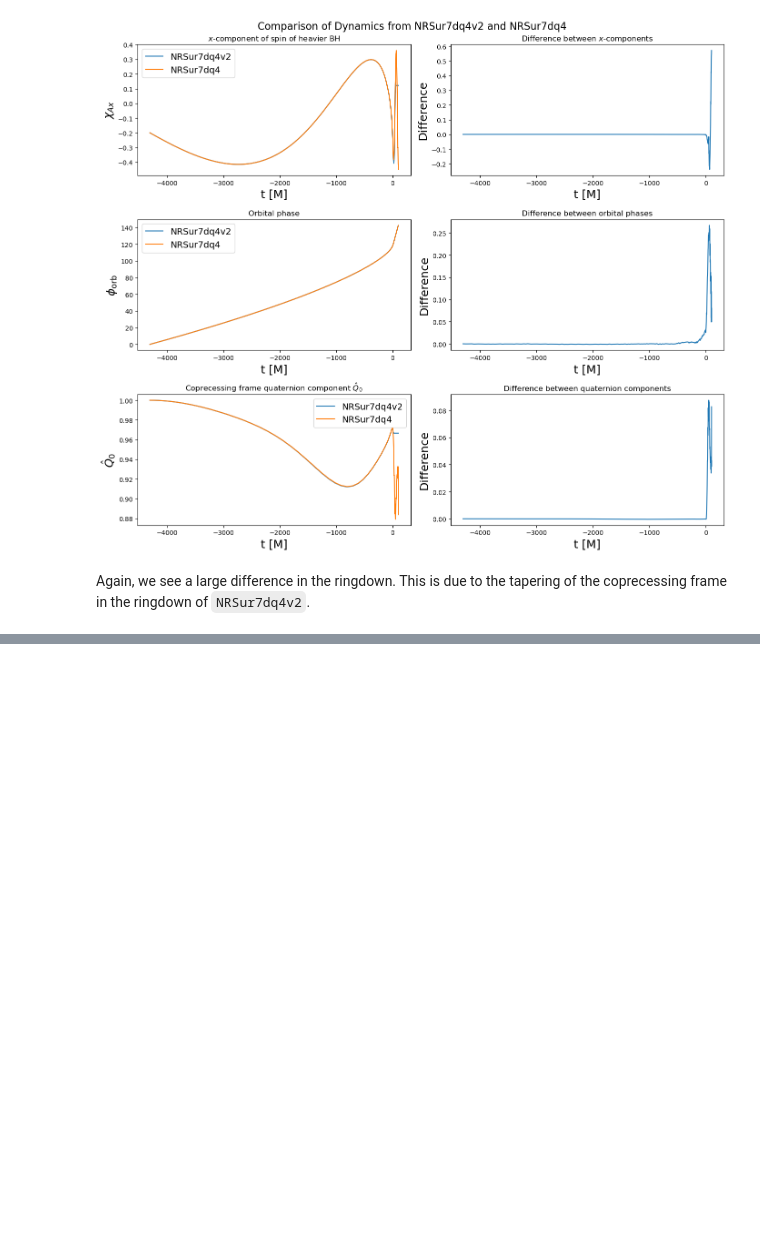
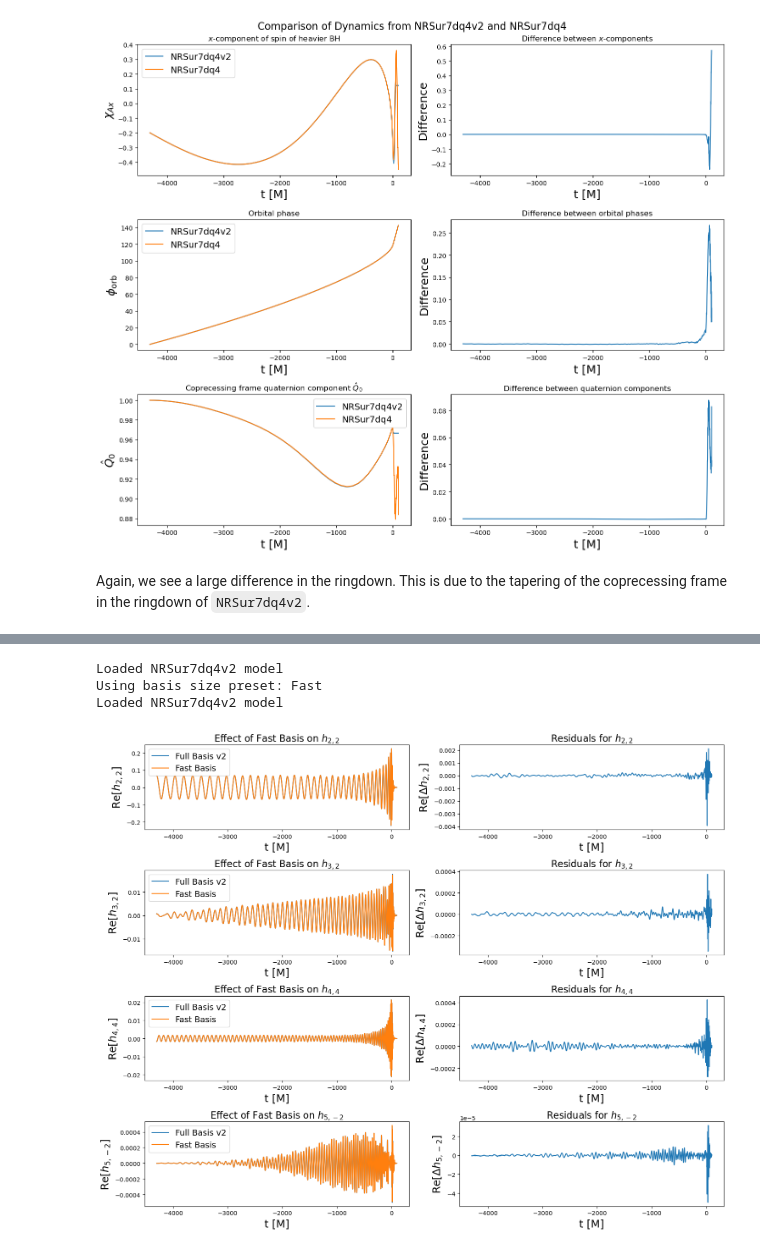
Before and after one commit to sxs-collaboration/gwsurrogate, a Jupyter notebook: tutorial/website/NRSur7dq4v2.ipynb, the cells around one changed output, grey strips where cells are left out. Saved outputs shown, nothing was run; the diff lists cells and outputs as text; code cells hidden in the pictures; blank space fills up the shorter version.

```diff
--- a/tutorial/website/NRSur7dq4v2.ipynb
+++ b/tutorial/website/NRSur7dq4v2.ipynb
@@ -302,0 +410,44 @@ Again, we see a large difference in the ringdown. This is due to the tapering of
+# %%
+del sur         # Delete the surrogate previously loaded so that we can reload it with a different basis size
+
+# We use the same binary black hole parameters as before
+q = 4
+chiA = [-0.2, 0.4, 0.1]
+chiB = [-0.5, 0.2, -0.4]
+dt = 0.1
+f_low = 0
+
+# We first load the surrogate with the full basis as a reference
+sur = gwsurrogate.LoadSurrogate('NRSur7dq4v2')
+t, h_full, _ = sur(q, chiA, chiB, dt=dt, f_low=f_low)
+
+del sur # Delete the surrogate to free up memory before creating a new one with smaller basis size
+sur = gwsurrogate.LoadSurrogate('NRSur7dq4v2', basis_size_opts="Fast")
+t, h_fast, _ = sur(q, chiA, chiB, dt=dt, f_low=f_low)
+# %% [output]
+Loaded NRSur7dq4v2 model
+Using basis size preset: Fast
+Loaded NRSur7dq4v2 model
+# %%
+fig_fast, ax_fast = P.subplots(4, 2, figsize=(15,12), tight_layout=True)
+
+modes_to_compare = [(2,2), (3,2), (4,4), (5,-2)]  # List of modes to compare
+
+for i, (ell, m) in enumerate(modes_to_compare):
+    # Use the left column to compare the waveforms from the full basis and the fast basis for different modes
+    ax_fast[i,0].plot(t, h_full[(ell,m)].real, label='Full Basis v2')
+    ax_fast[i,0].plot(t, h_fast[(ell,m)].real, label='Fast Basis')
+    ax_fast[i,0].set_xlabel(r't [M]', fontsize=18)
+    ax_fast[i,0].set_ylabel(r'Re[$h_{%d,%d}$]' % (ell,m), fontsize=18)
+    ax_fast[i,0].set_title('Effect of Fast Basis on $h_{%d,%d}$' % (ell,m), fontsize=16)
+    ax_fast[i,0].legend(fontsize=14)
+
+    # Use the right column to plot the residuals
+    ax_fast[i,1].plot(t, h_full[(ell,m)].real - h_fast[(ell,m)].real)
+    ax_fast[i,1].set_xlabel(r't [M]', fontsize=18)
+    ax_fast[i,1].set_ylabel(r'Re[$\Delta h_{%d,%d}$]' % (ell,m), fontsize=18)
+    ax_fast[i,1].set_title('Residuals for $h_{%d,%d}$' % (ell,m), fontsize=16)
+
+P.show()
+# %% [output]
+[figure, added]
```
Also changed, not shown: parts of 14 cells of this notebook, 2 other files.
